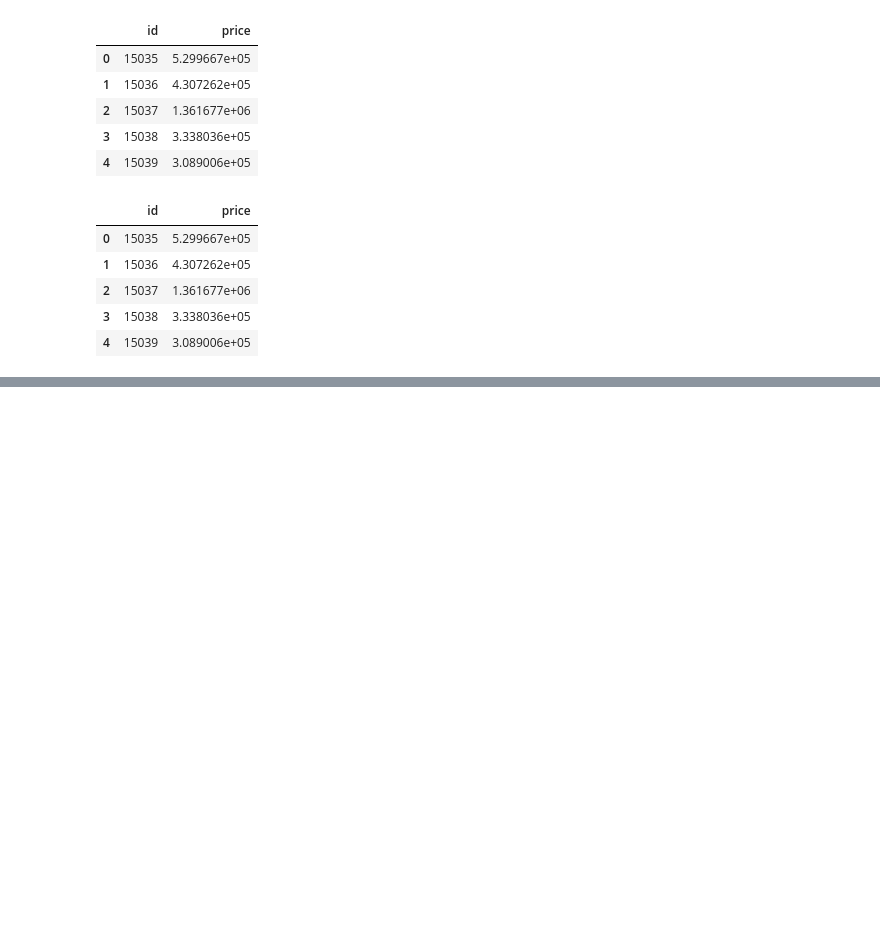
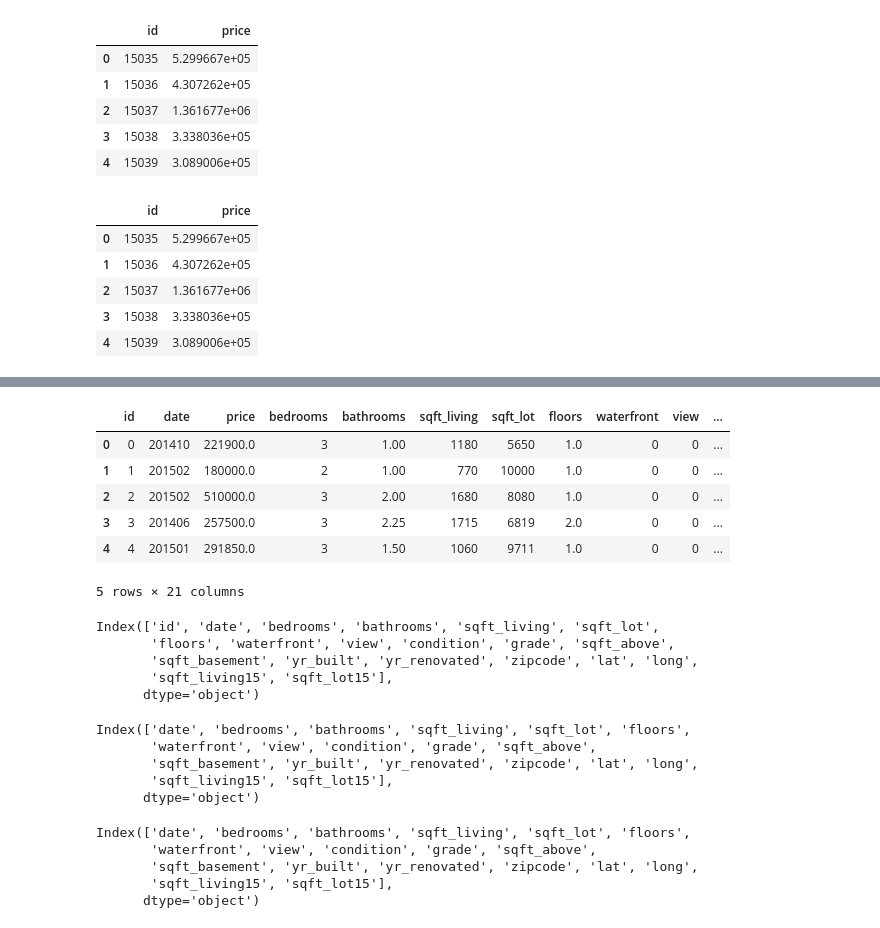
Before and after one commit to hyungminkimdev/aiffel, a Jupyter notebook: 240529-kakr-house-price-prediction/House Price Prediction.ipynb, the cells around one changed output, grey strips where cells are left out. Cells and saved outputs as stored; diff of their text form; code cells hidden in the pictures; blank space fills up the shorter version.

```diff
--- a/240529-kakr-house-price-prediction/House Price Prediction.ipynb
+++ b/240529-kakr-house-price-prediction/House Price Prediction.ipynb
@@ -434,0 +463,43 @@ my_submission.head()
+# %%
+train['date'] = train['date'].apply(lambda i: i[:6]).astype(int)
+train.head()
+# %% [output]
+|  | id | date | price | bedrooms | bathrooms | sqft_living | sqft_lot | floors | waterfront | view | ... |
+| 0 | 0 | 201410 | 221900.0 | 3 | 1.00 | 1180 | 5650 | 1.0 | 0 | 0 | ... |
+| 1 | 1 | 201502 | 180000.0 | 2 | 1.00 | 770 | 10000 | 1.0 | 0 | 0 | ... |
+| 2 | 2 | 201502 | 510000.0 | 3 | 2.00 | 1680 | 8080 | 1.0 | 0 | 0 | ... |
+| 3 | 3 | 201406 | 257500.0 | 3 | 2.25 | 1715 | 6819 | 2.0 | 0 | 0 | ... |
+| 4 | 4 | 201501 | 291850.0 | 3 | 1.50 | 1060 | 9711 | 1.0 | 0 | 0 | ... |
+5 rows × 21 columns
+# %%
+y = train['price']
+del train['price']
+
+print(train.columns)
+# %% [output]
+Index(['id', 'date', 'bedrooms', 'bathrooms', 'sqft_living', 'sqft_lot',
+       'floors', 'waterfront', 'view', 'condition', 'grade', 'sqft_above',
+       'sqft_basement', 'yr_built', 'yr_renovated', 'zipcode', 'lat', 'long',
+       'sqft_living15', 'sqft_lot15'],
+      dtype='object')
+# %%
+del train['id']
+
+print(train.columns)
+# %% [output]
+Index(['date', 'bedrooms', 'bathrooms', 'sqft_living', 'sqft_lot', 'floors',
+       'waterfront', 'view', 'condition', 'grade', 'sqft_above',
+       'sqft_basement', 'yr_built', 'yr_renovated', 'zipcode', 'lat', 'long',
+       'sqft_living15', 'sqft_lot15'],
+      dtype='object')
+# %%
+test['date'] = test['date'].apply(lambda i : i[:6]).astype(int)
+del test['id']
+
+print(test.columns)
+# %% [output]
+Index(['date', 'bedrooms', 'bathrooms', 'sqft_living', 'sqft_lot', 'floors',
+       'waterfront', 'view', 'condition', 'grade', 'sqft_above',
+       'sqft_basement', 'yr_built', 'yr_renovated', 'zipcode', 'lat', 'long',
+       'sqft_living15', 'sqft_lot15'],
+      dtype='object')
```
Also changed, not shown: parts of 5 cells of this notebook.
